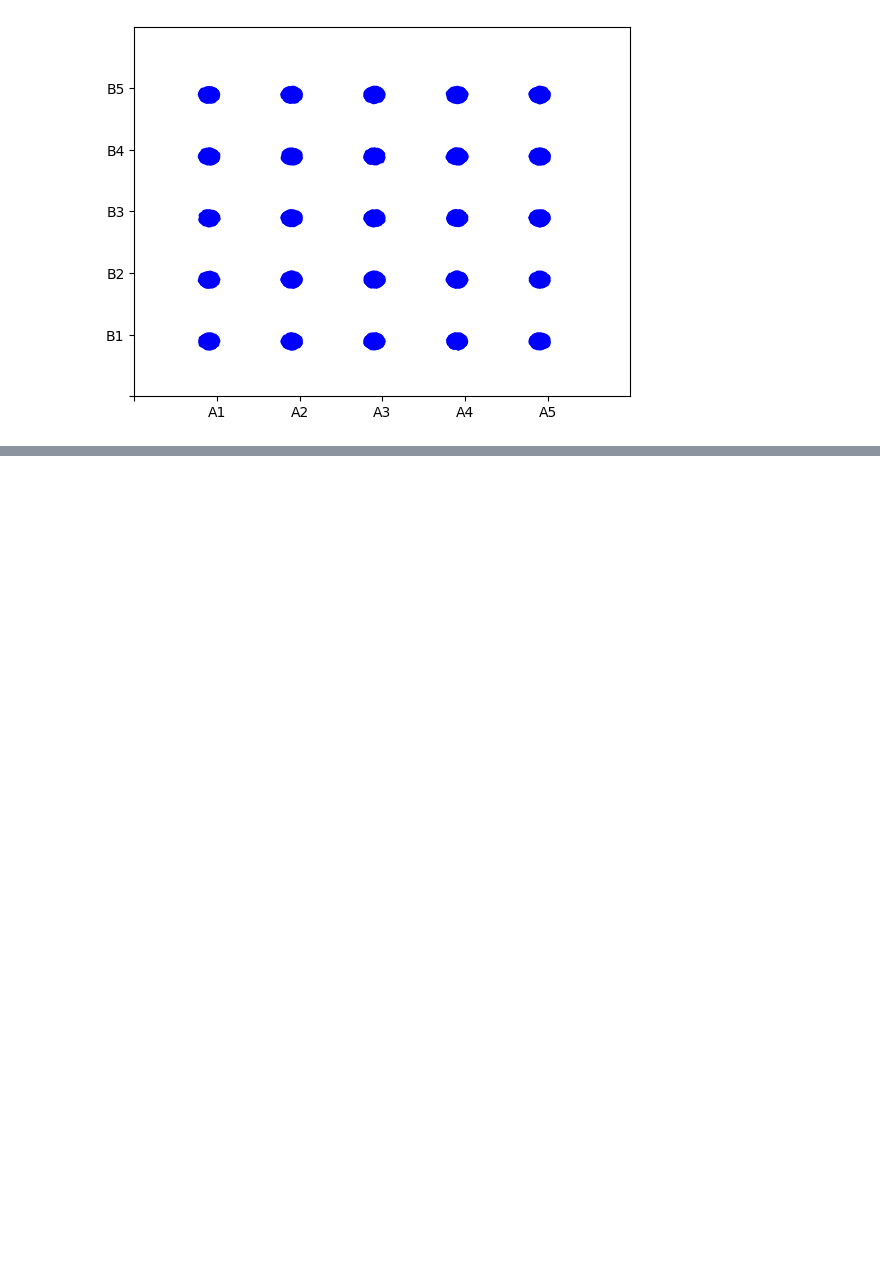
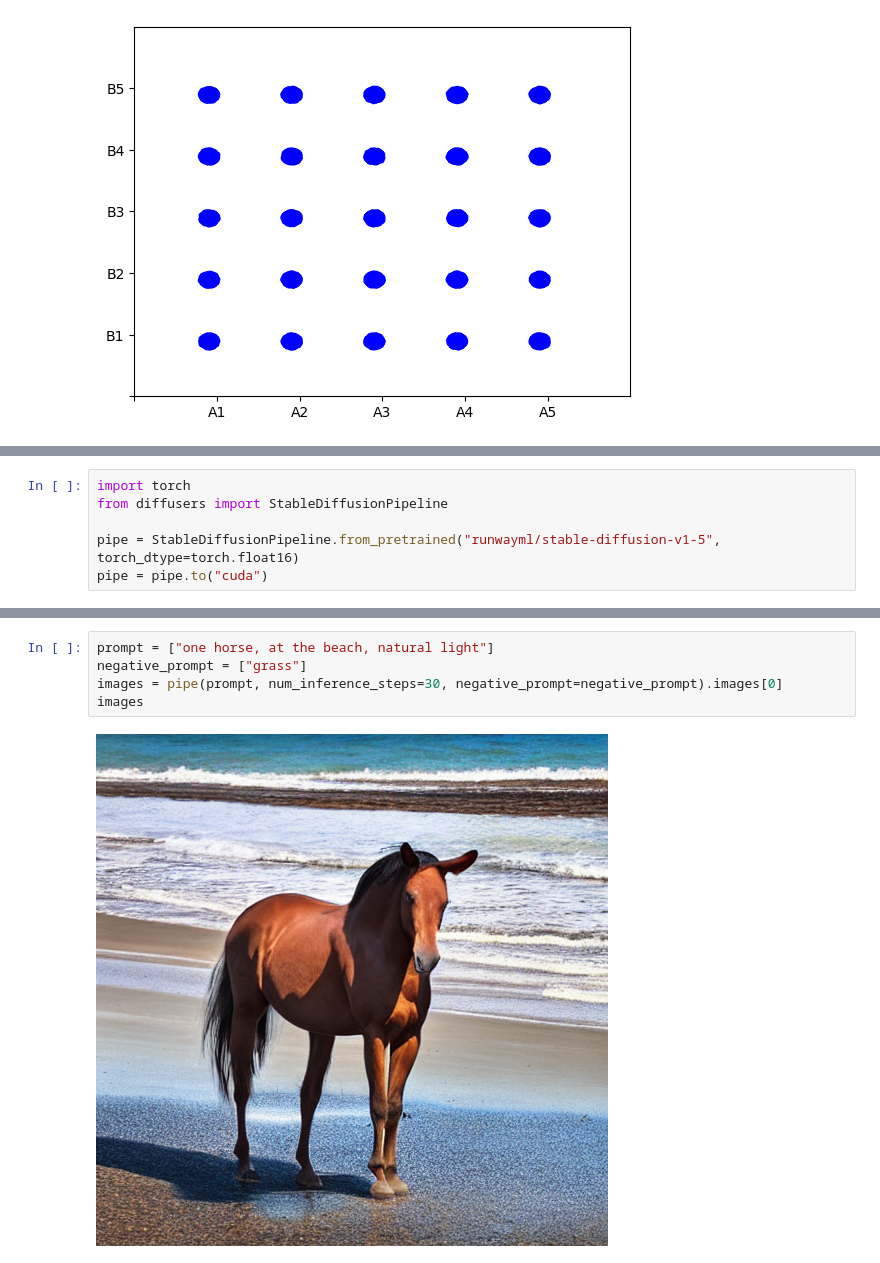
Before and after one commit to Larry234/Conditional_Diffusion, a Jupyter notebook: module_test.ipynb, the cells around one changed output, grey strips where cells are left out. Cells and saved outputs as stored; diff of their text form; blank space fills up the shorter version.

```diff
--- a/module_test.ipynb
+++ b/module_test.ipynb
@@ -522,0 +426,6 @@ for npy in npys:
+# %%
+import torch
+from diffusers import StableDiffusionPipeline
+
+pipe = StableDiffusionPipeline.from_pretrained("runwayml/stable-diffusion-v1-5", torch_dtype=torch.float16)
+pipe = pipe.to("cuda")
@@ -522,0 +450,7 @@ for npy in npys:
+# %%
+prompt = ["one horse, at the beach, natural light"]
+negative_prompt = ["grass"]
+images = pipe(prompt, num_inference_steps=30, negative_prompt=negative_prompt).images[0]
+images
+# %% [output]
+[figure, added]
```
Also changed, not shown: parts of 22 cells of this notebook, 3 other files.
